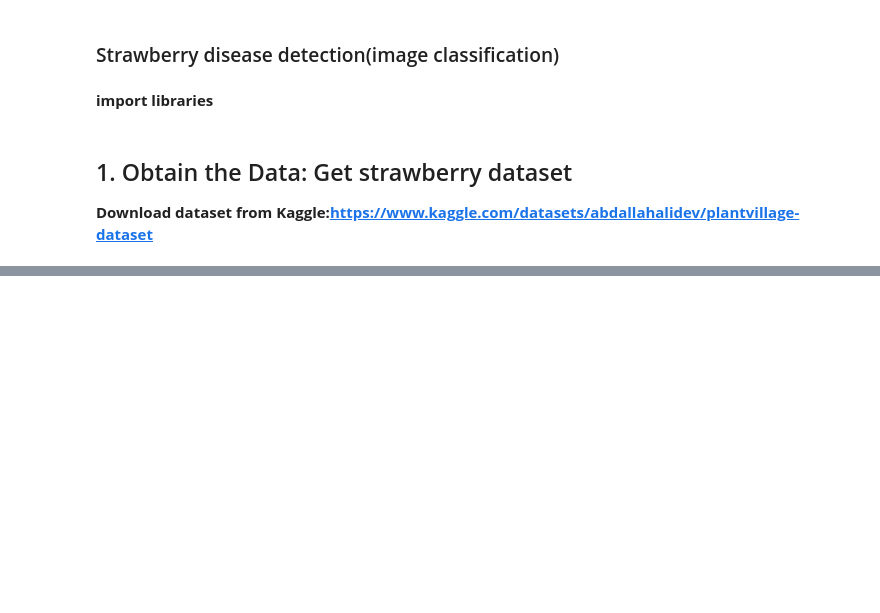
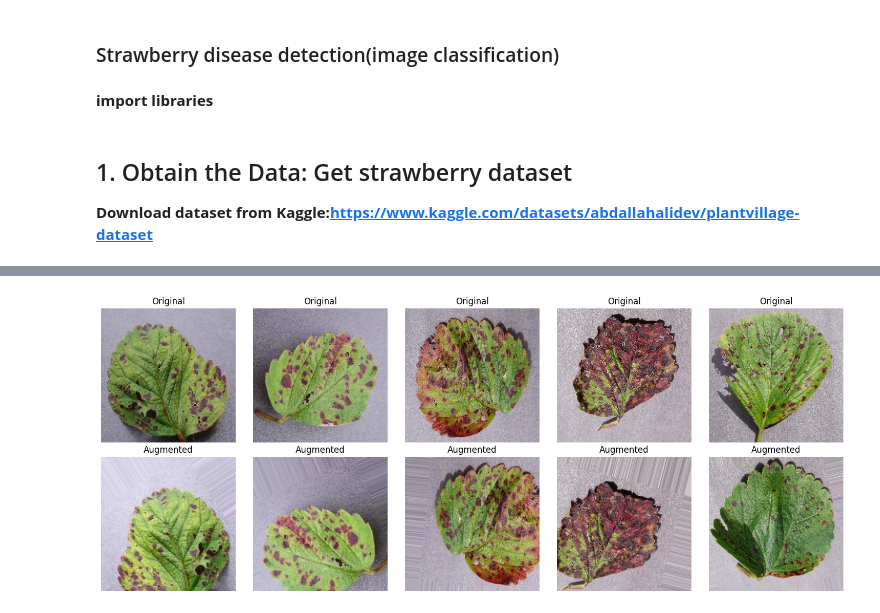
Before and after one commit to Jianting-Selina/CSCN8010_practical_lab, a Jupyter notebook: FinalProject_plantdiseasedetection.ipynb, the cells around one changed output, grey strips where cells are left out. Cells and saved outputs as stored; diff of their text form; code cells hidden in the pictures; blank space fills up the shorter version.

```diff
--- a/FinalProject_plantdiseasedetection.ipynb
+++ b/FinalProject_plantdiseasedetection.ipynb
@@ -17,3 +81,42 @@ import pathlib
+# %%
+import matplotlib.pyplot as plt
+import random
+from tensorflow.keras.utils import load_img
+import os
+
+# Get 5 random original images
+input_dir = "./data/strawberry/Strawberry___Leaf_scorch"
+output_dir = "./data/strawberry/test"
+
+original_images = [f for f in os.listdir(input_dir) if f.lower().endswith(('.jpg', '.jpeg', '.png'))]
+selected_images = random.sample(original_images, 5)
+
+# Plot comparison
+plt.figure(figsize=(15, 6))
+for idx, img_name in enumerate(selected_images):
+   # Original image
+   orig_img = load_img(os.path.join(input_dir, img_name))
+
+   # Find corresponding augmented image
+   aug_name = [f for f in os.listdir(output_dir) if f.startswith(f'aug_{img_name[:-4]}')][0]
+   aug_img = load_img(os.path.join(output_dir, aug_name))
+
+   # Plot original
+   plt.subplot(2, 5, idx+1)
+   plt.imshow(orig_img)
+   plt.title('Original')
+   plt.axis('off')
+
+   # Plot augmented
+   plt.subplot(2, 5, idx+6)
+   plt.imshow(aug_img)
+   plt.title('Augmented')
+   plt.axis('off')
+
+plt.tight_layout()
+plt.show()
+# %% [output]
+[figure, added]
 # %%
 import os
 
```
Also changed, not shown: parts of 2 cells of this notebook.
